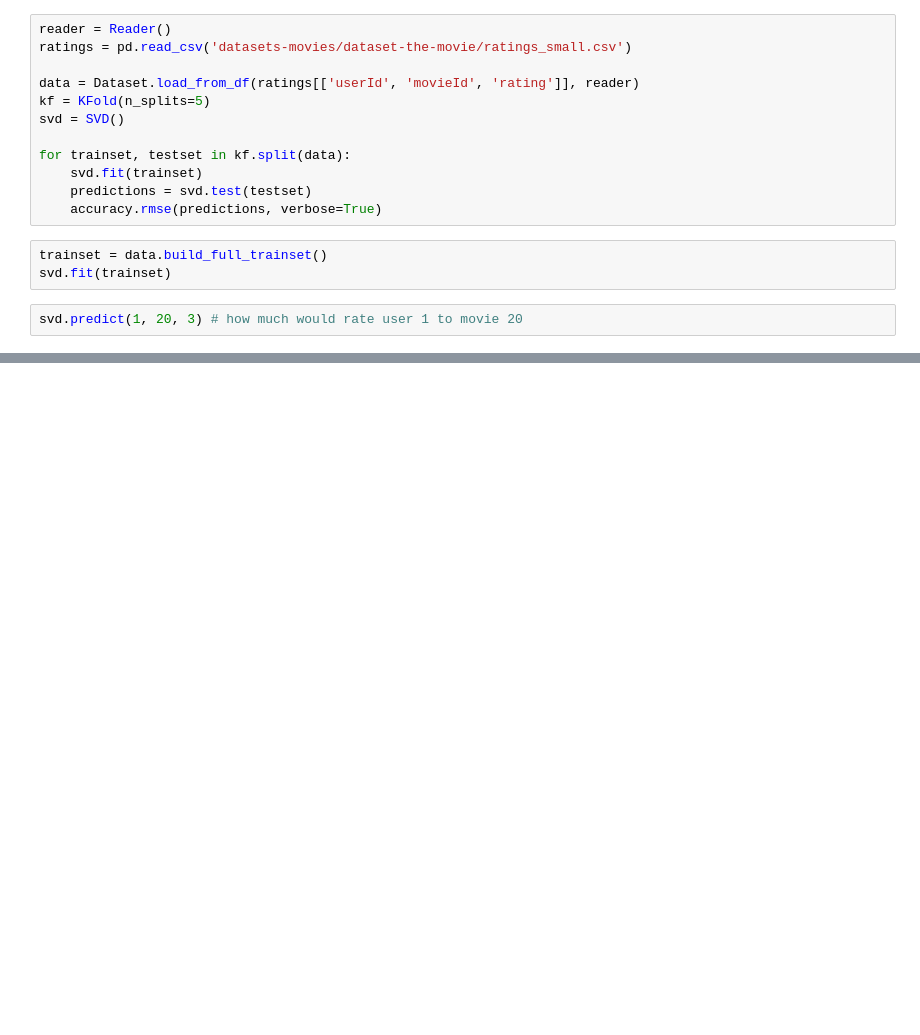
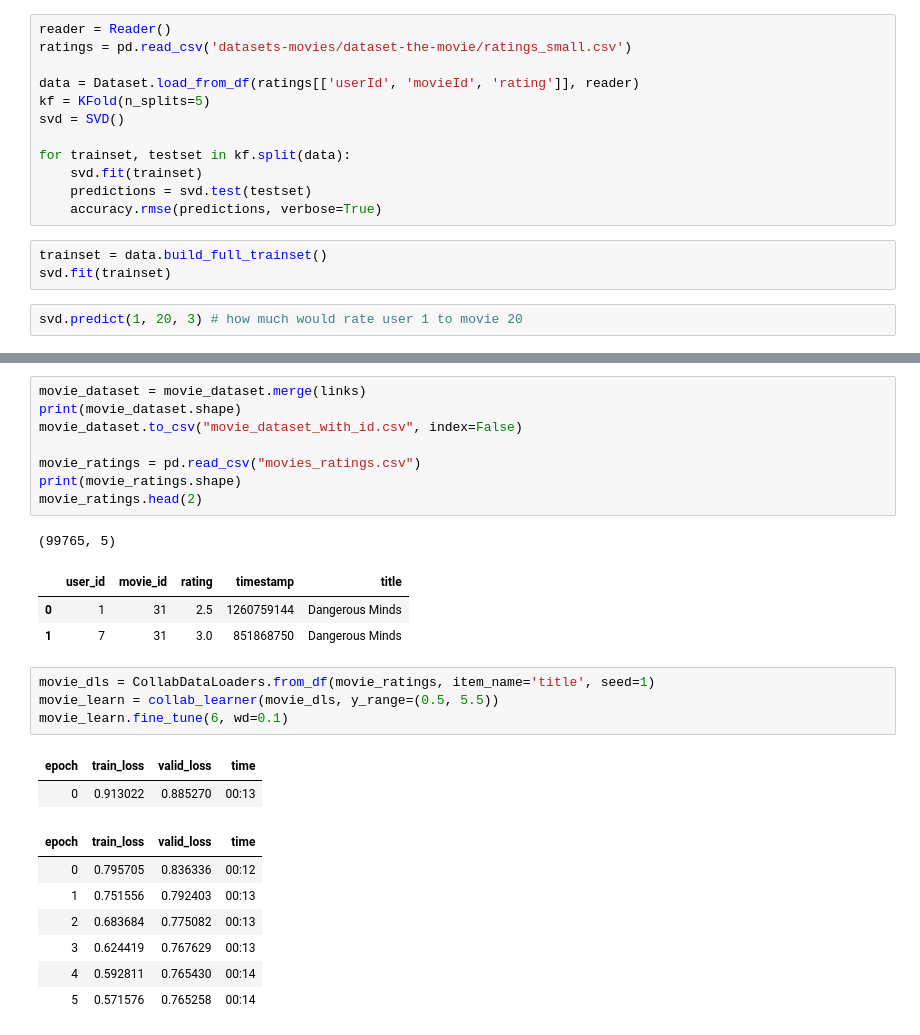
Before and after one commit to perought/recommender-web-site, a Jupyter notebook: build-recommender.ipynb, the cells around one changed output, grey strips where cells are left out. Drawn from its saved outputs; the diff is of its cells as text; blank space fills up the shorter version.

```diff
--- a/build-recommender.ipynb
+++ b/build-recommender.ipynb
@@ -581,0 +749,27 @@ svd.predict(1, 20, 3) # how much would rate user 1 to movie 20
+# %%
+movie_dataset = movie_dataset.merge(links)
+print(movie_dataset.shape)
+movie_dataset.to_csv("movie_dataset_with_id.csv", index=False)
+
+movie_ratings = pd.read_csv("movies_ratings.csv")
+print(movie_ratings.shape)
+movie_ratings.head(2)
+# %% [output]
+(99765, 5)
+|  | user_id | movie_id | rating | timestamp | title |
+| 0 | 1 | 31 | 2.5 | 1260759144 | Dangerous Minds |
+| 1 | 7 | 31 | 3.0 | 851868750 | Dangerous Minds |
+# %%
+movie_dls = CollabDataLoaders.from_df(movie_ratings, item_name='title', seed=1)
+movie_learn = collab_learner(movie_dls, y_range=(0.5, 5.5))
+movie_learn.fine_tune(6, wd=0.1)
+# %% [output]
+| epoch | train_loss | valid_loss | time |
+| 0 | 0.913022 | 0.885270 | 00:13 |
+| epoch | train_loss | valid_loss | time |
+| 0 | 0.795705 | 0.836336 | 00:12 |
+| 1 | 0.751556 | 0.792403 | 00:13 |
+| 2 | 0.683684 | 0.775082 | 00:13 |
+| 3 | 0.624419 | 0.767629 | 00:13 |
+| 4 | 0.592811 | 0.765430 | 00:14 |
+| 5 | 0.571576 | 0.765258 | 00:14 |
```
Also changed, not shown: parts of 30 cells of this notebook.
